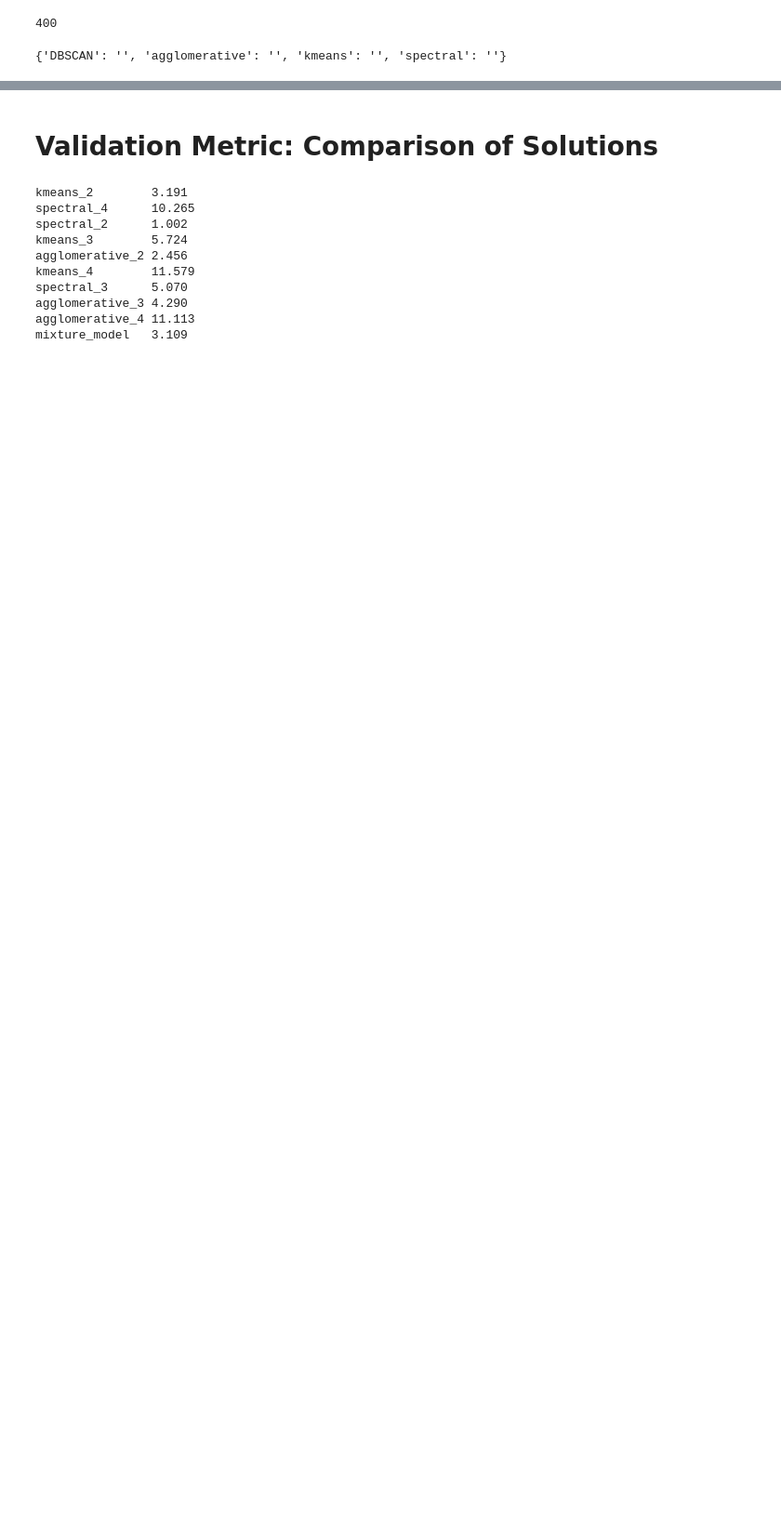
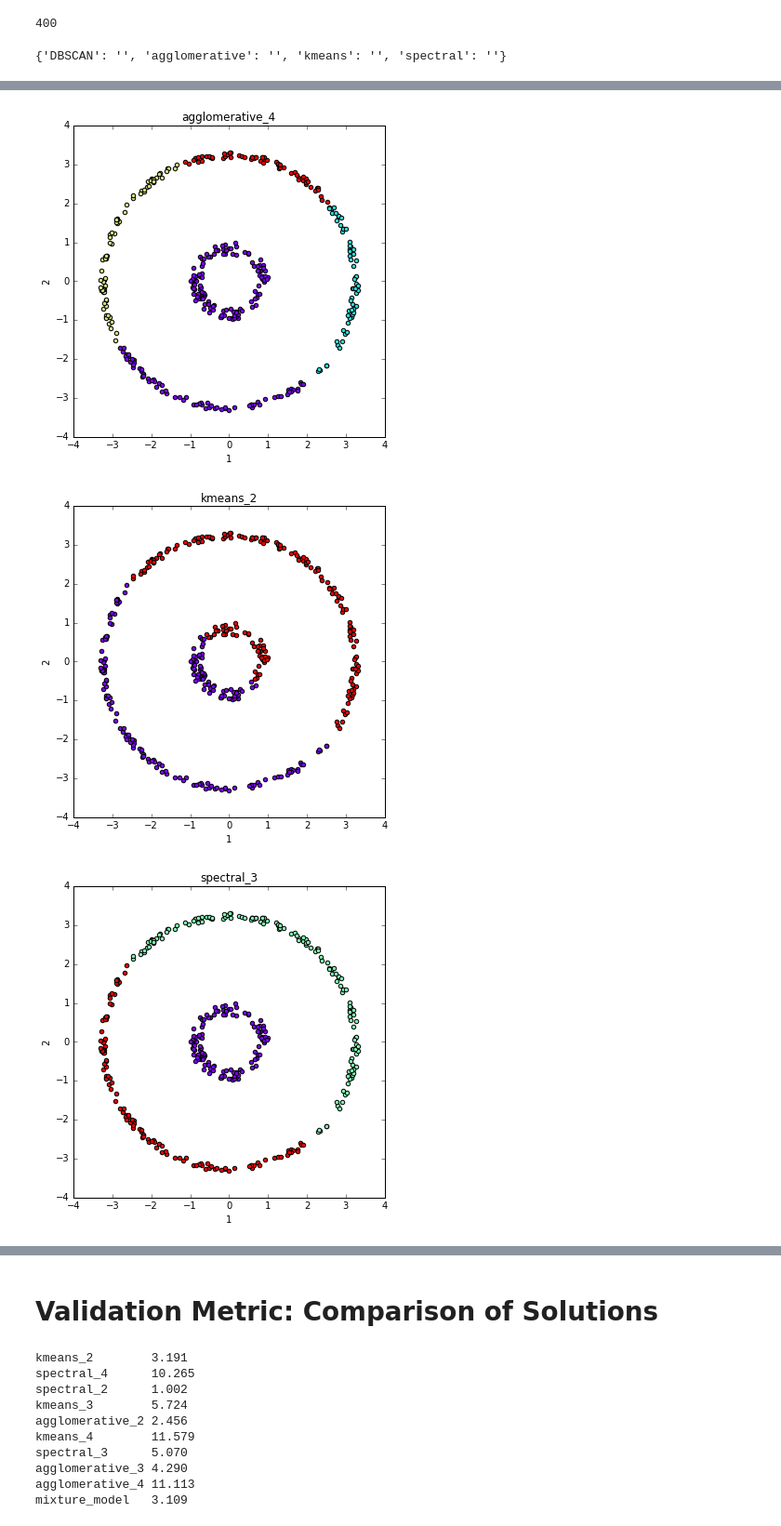
Before and after one commit to NaegleLab/OpenEnsembles, a Jupyter notebook: examples/example_half_rings.ipynb, the cells around one changed output, grey strips where cells are left out. Shown at 93% size. Saved outputs shown, nothing was run; the diff lists cells and outputs as text; code cells hidden in the pictures; blank space fills up the shorter version.

Commit message:
added plotting functionality for data, with class labels, for scatter with n=2 dimensions

```diff
--- a/examples/example_half_rings.ipynb
+++ b/examples/example_half_rings.ipynb
@@ -65,24 +65,3 @@ for k in K:
     for algorithm in algorithms:
         name = "%s_%d"%(algorithm, k)
         c.cluster('parent', algorithm, name, K=k)
-
-## Plot base clustering solutions
-
-
-for solution in c.labels:
-    fig = plt.figure(fignum, figsize=(6, 5))
-    plt.clf() # clear the current figure
-    fig.add_axes(rect= [0,0,0.95,1])
-
-    plt.cla() # clear the current axis
-    plt.hold(True)
-    color=iter(cm.rainbow(np.linspace(0,1,len(c.clusterNumbers[solution]))))
-    labels = c.labels[solution]
-    for clusterNum in c.clusterNumbers[solution]:
-        indexes = np.where(labels==clusterNum)
-        plt.scatter(X[indexes,0], X[indexes,1], c=next(color))
-
-    plt.title(solution)
-    plt.ylabel('y')
-    plt.xlabel('x')
-    fignum += 1
@@ -98,0 +68,14 @@ for solution in c.labels:
+# %%
+## Plot base clustering solutions
+
+n = dataObj.D['parent'][1]
+fignum = 1
+fig = {}
+for solution in c.labels:
+    labels = c.labels[solution]
+    fig[solution] = dataObj.plot_data('parent', fignum=fignum, title=solution, class_labels=labels)
+    fignum += 1
+# %% [output]
+[figure, added]
+[figure, added]
+[figure, added]
```
Also changed, not shown: parts of 5 cells of this notebook, 1 other file.
